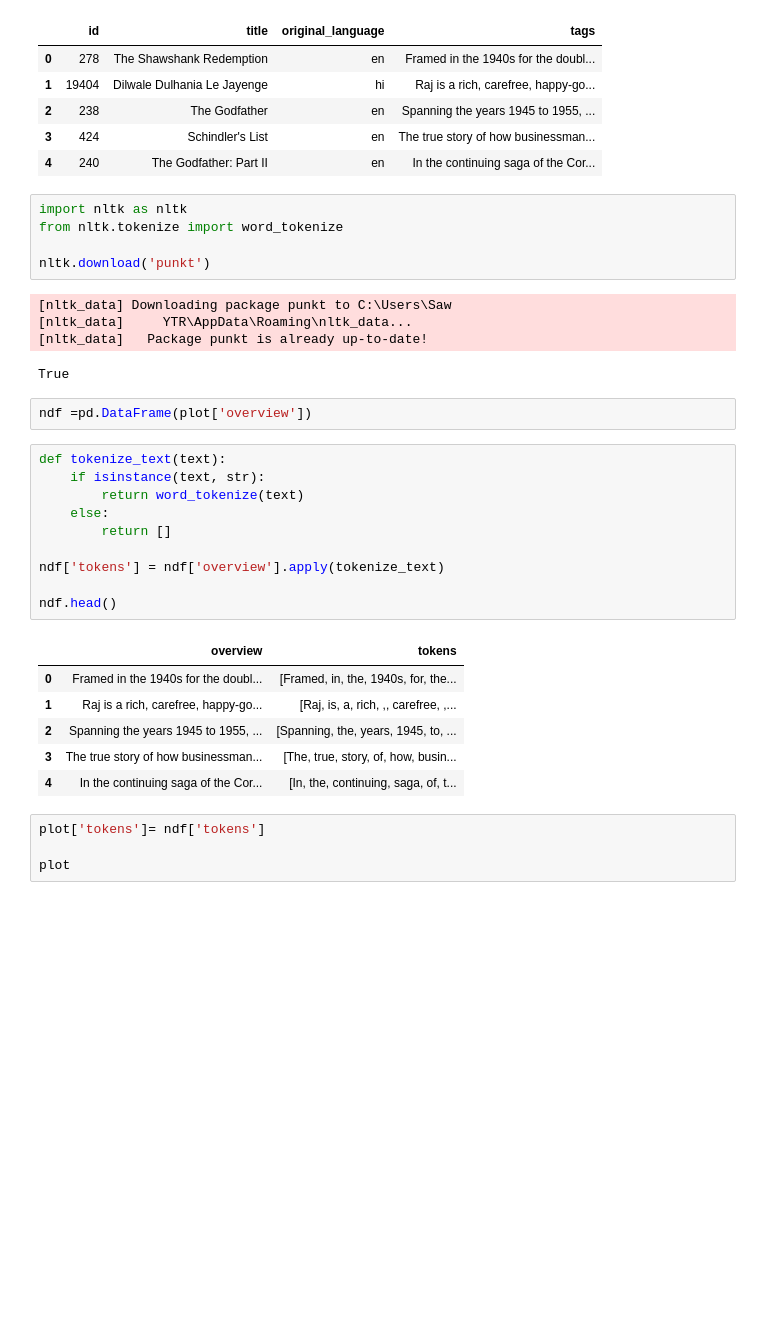
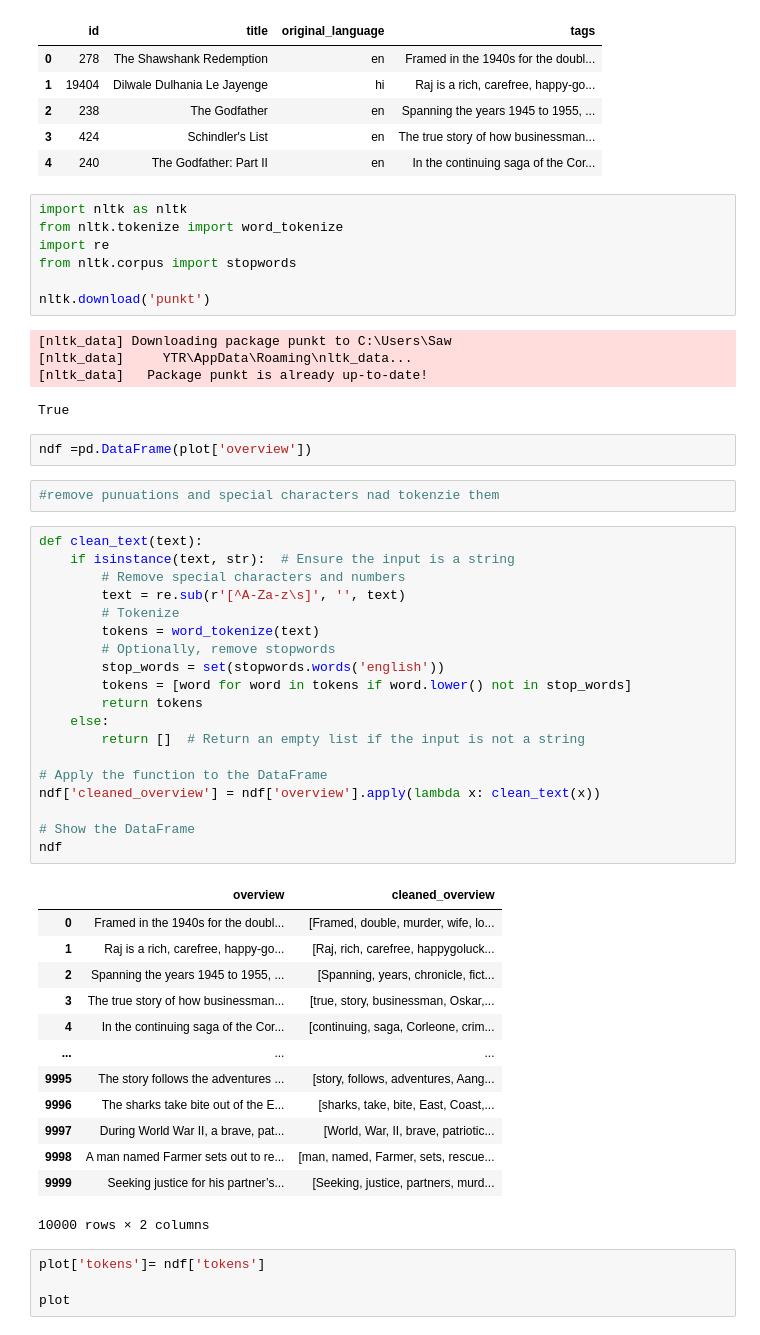
Before and after one commit to yotaro-redson/Python-Final-Project, a Jupyter notebook: MoveiProj.ipynb, the cells around one changed output. Cells and saved outputs as stored; diff of their text form; blank space fills up the shorter version.

```diff
--- a/MoveiProj.ipynb
+++ b/MoveiProj.ipynb
@@ -113,6 +113,8 @@ new_data.head()
 # %%
 import nltk as nltk
 from nltk.tokenize import word_tokenize
+import re
+from nltk.corpus import stopwords
 
 nltk.download('punkt')
 # %% [output]
@@ -122,23 +124,41 @@ nltk.download('punkt')
 True
 # %%
 ndf =pd.DataFrame(plot['overview'])
-# %%
-def tokenize_text(text):
-    if isinstance(text, str):
-        return word_tokenize(text)
-    else:
-        return []
-
-ndf['tokens'] = ndf['overview'].apply(tokenize_text)
-
-ndf.head()
-# %% [output]
-|  | overview | tokens |
-| 0 | Framed in the 1940s for the doubl... | [Framed, in, the, 1940s, for, the... |
-| 1 | Raj is a rich, carefree, happy-go... | [Raj, is, a, rich, ,, carefree, ,... |
-| 2 | Spanning the years 1945 to 1955, ... | [Spanning, the, years, 1945, to, ... |
-| 3 | The true story of how businessman... | [The, true, story, of, how, busin... |
-| 4 | In the continuing saga of the Cor... | [In, the, continuing, saga, of, t... |
+# %%
+#remove punuations and special characters nad tokenzie them
+# %%
+def clean_text(text):
+    if isinstance(text, str):  # Ensure the input is a string
+        # Remove special characters and numbers
+        text = re.sub(r'[^A-Za-z\s]', '', text)
+        # Tokenize
+        tokens = word_tokenize(text)
+        # Optionally, remove stopwords
+        stop_words = set(stopwords.words('english'))
+        tokens = [word for word in tokens if word.lower() not in stop_words]
+        return tokens
+    else:
+        return []  # Return an empty list if the input is not a string
+
+# Apply the function to the DataFrame
+ndf['cleaned_overview'] = ndf['overview'].apply(lambda x: clean_text(x))
+
+# Show the DataFrame
+ndf
+# %% [output]
+|  | overview | cleaned_overview |
+| 0 | Framed in the 1940s for the doubl... | [Framed, double, murder, wife, lo... |
+| 1 | Raj is a rich, carefree, happy-go... | [Raj, rich, carefree, happygoluck... |
+| 2 | Spanning the years 1945 to 1955, ... | [Spanning, years, chronicle, fict... |
+| 3 | The true story of how businessman... | [true, story, businessman, Oskar,... |
+| 4 | In the continuing saga of the Cor... | [continuing, saga, Corleone, crim... |
+| ... | ... | ... |
+| 9995 | The story follows the adventures ... | [story, follows, adventures, Aang... |
+| 9996 | The sharks take bite out of the E... | [sharks, take, bite, East, Coast,... |
+| 9997 | During World War II, a brave, pat... | [World, War, II, brave, patriotic... |
+| 9998 | A man named Farmer sets out to re... | [man, named, Farmer, sets, rescue... |
+| 9999 | Seeking justice for his partner’s... | [Seeking, justice, partners, murd... |
+10000 rows × 2 columns
 # %%
 plot['tokens']= ndf['tokens']
 
```
Also changed, not shown: parts of 2 cells of this notebook.
